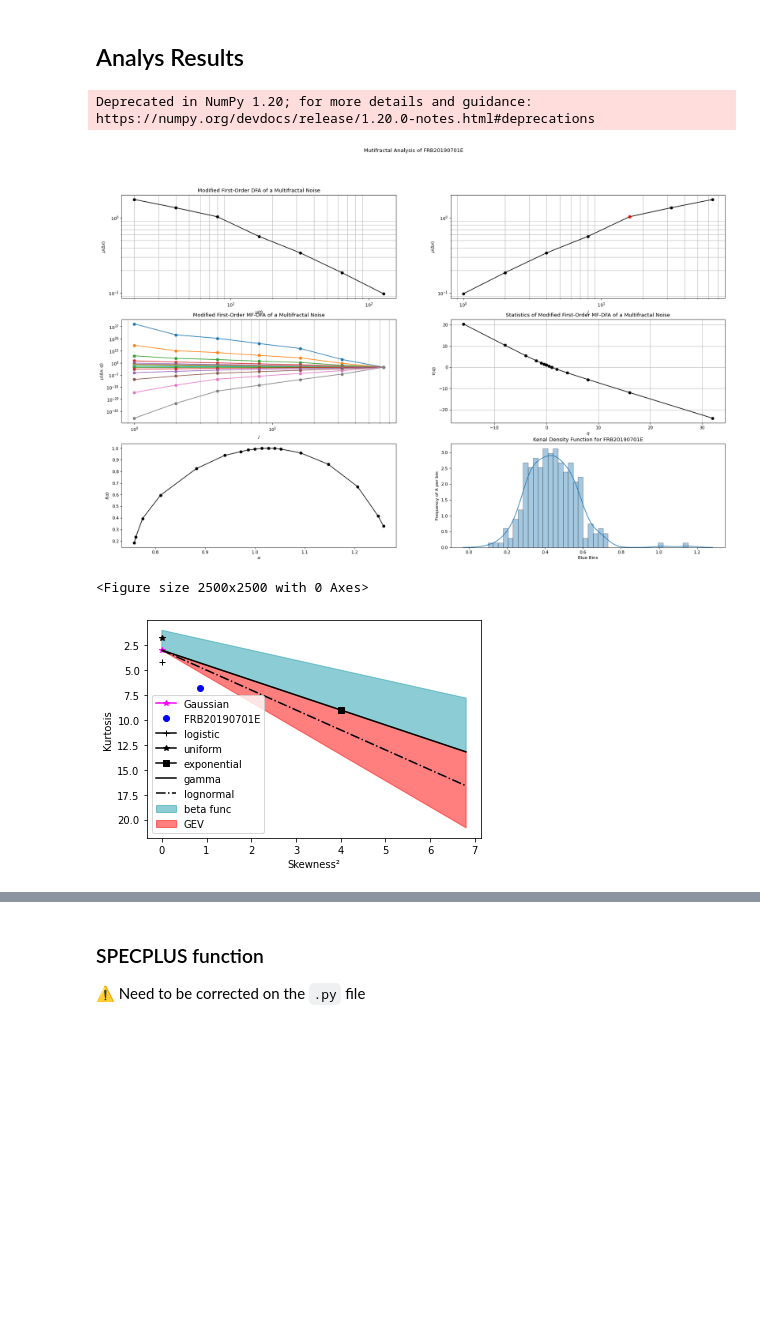
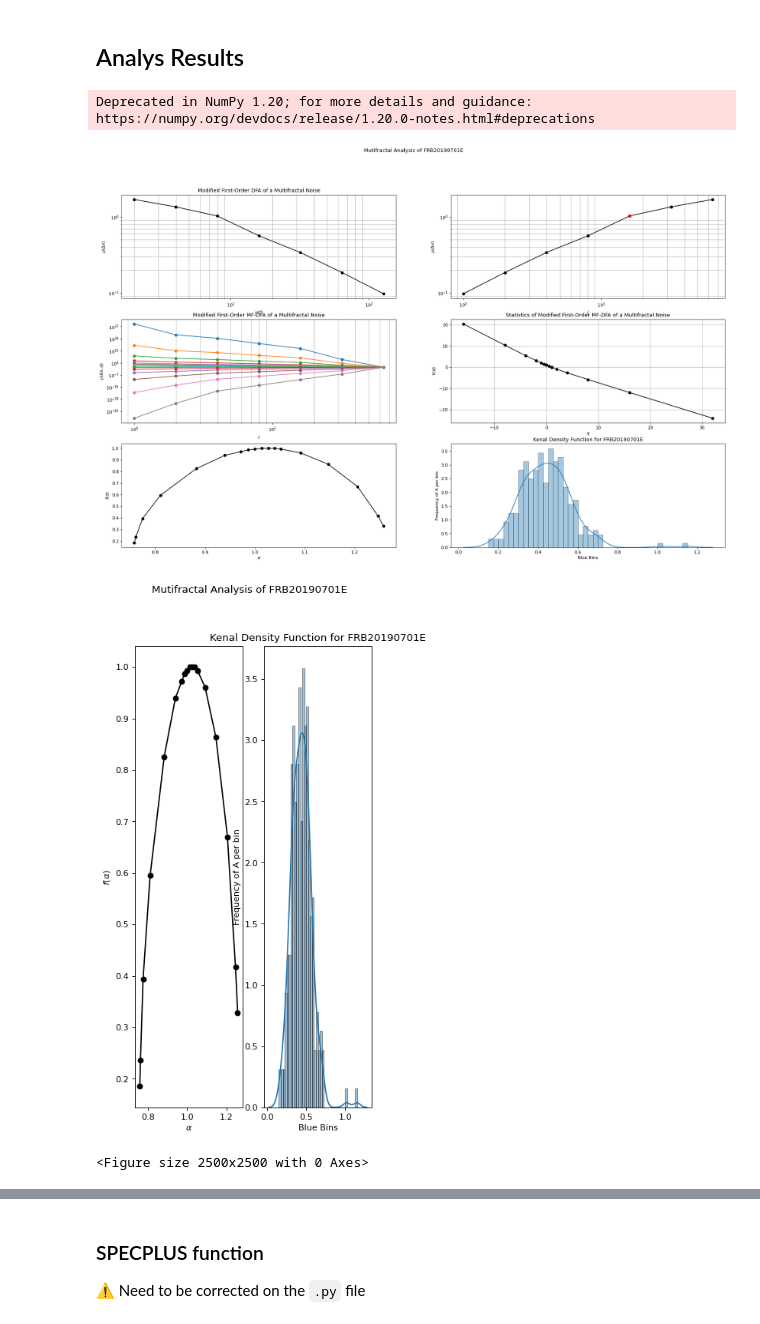
Before and after one commit to barauna-lo/Computational_Statistics, a Jupyter notebook: CAP417_FINAL_PROJECT.ipynb, the cells around one changed output, grey strips where cells are left out. Drawn from its saved outputs; the diff is of its cells as text; code cells hidden in the pictures; blank space fills up the shorter version.

```diff
--- a/CAP417_FINAL_PROJECT.ipynb
+++ b/CAP417_FINAL_PROJECT.ipynb
@@ -593,10 +732,12 @@ def analy(dx,title):
 ## Analys Results
 # %%
 i=0
+
 analy(df_aug[columns[i]],columns[i])
+analy2(df_aug[columns[i]],columns[i])
 specplus.cullenfreyGEV(df_aug[columns[i]],columns[i])
 # %% [output]
 Deprecated in NumPy 1.20; for more details and guidance: https://numpy.org/devdocs/release/1.20.0-notes.html#deprecations
-[figure, old version]
+[figure, new version]
+[figure, new version]
 <Figure size 2500x2500 with 0 Axes>
-[figure, old version]
```
Also changed, not shown: parts of 13 cells of this notebook.
